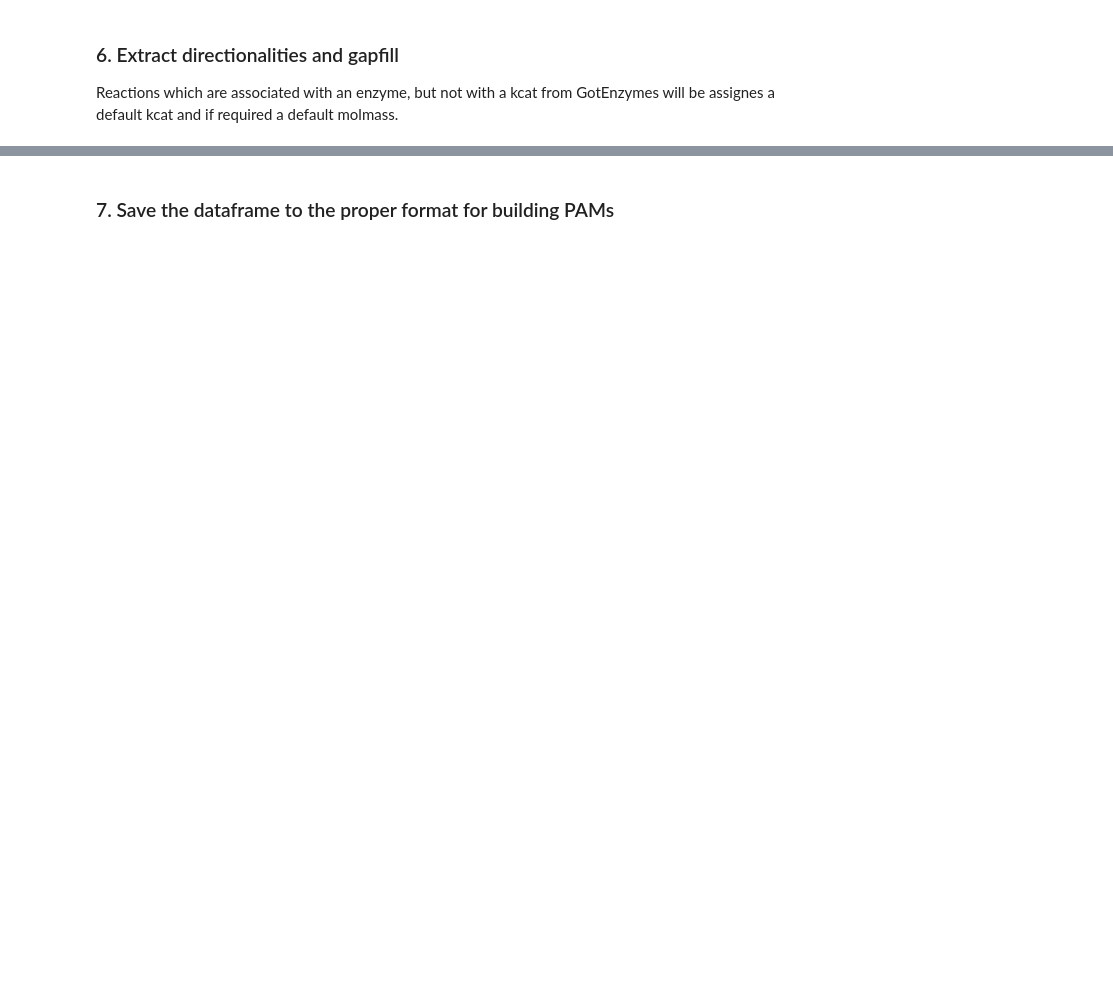
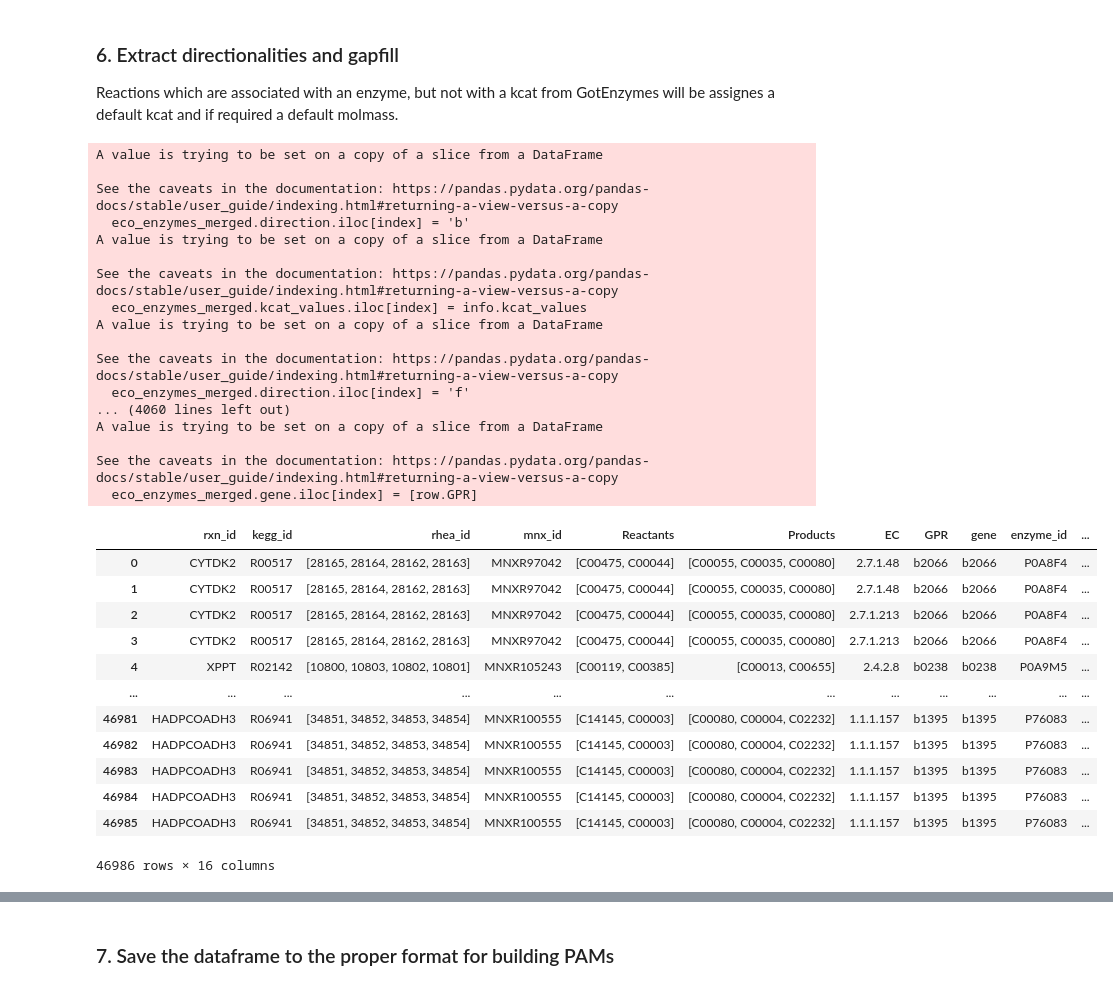
Before and after one commit to iAMB-RWTH-Aachen/PAMparametrizer, a Jupyter notebook: Scripts/i1_preprocessing/0_parse_kcat_values_GotEnzymes.ipynb, the cells around one changed output, grey strips where cells are left out. Drawn from its saved outputs; the diff is of its cells as text; code cells hidden in the pictures; blank space fills up the shorter version.

```diff
--- a/Scripts/i1_preprocessing/0_parse_kcat_values_GotEnzymes.ipynb
+++ b/Scripts/i1_preprocessing/0_parse_kcat_values_GotEnzymes.ipynb
@@ -273,30 +296,65 @@ for index, row in eco_enzymes_merged.iterrows():
             continue
     #there is no kcat associated to this reaction, try to use EC number to get a kcat value
     else:
         got_enzyme_info = eco_enzymes_df[eco_enzymes_df['ec_number']==row.EC]
         for i, info in got_enzyme_info.iterrows():
             #is there any enzyme association if we look at the metabolites in the reaction and the EC number?
             if info.compound in row.Products:
                 direction = 'b'
             elif info.compound in row.Reactants:
                 direction = 'f'
             else:
                 continue
             #change the kcat if it is not there already or create a new enzyme association
             if np.isnan(row.kcat_values):
                 eco_enzymes_merged.direction.iloc[index] = 'b'
                 eco_enzymes_merged.kcat_values.iloc[index] = info.kcat_values
             else:
                 eco_enzymes_merged.loc[len(eco_enzymes_merged)] = row.to_list()[:-2]+[info.kcat_values, 'b']
         #add default information for unmappable proteins
         if np.isnan(row.kcat_values) & (isinstance(row.enzyme_id, str)) & (row.GPR!= 's0001'):
             eco_enzymes_merged.direction.iloc[index] = 'f'
             eco_enzymes_merged.kcat_values.iloc[index] = DEFAULT_KCAT
         if np.isnan(row.Mass) & (len(row.GPR)>2) & (row.GPR!= 's0001'):
             eco_enzymes_merged.Mass.iloc[index] = DEFAULT_PROT_MW
+        if isinstance(row.gene, float):
+            eco_enzymes_merged.gene.iloc[index] = f'gene_{row.enzyme_id}'
+            eco_enzymes_merged.GPR.iloc[index] = f'gene_{row.enzyme_id}'
+
         if row.GPR == 's0001':
             eco_enzymes_merged.gene.iloc[index] = [row.GPR]
 
 
 eco_enzymes_mapped = eco_enzymes_merged.drop(['ec_number', 'compound'], axis=1).rename({'Mass':'molMass'}, axis =1)
 eco_enzymes_mapped
+# %% [output]
+A value is trying to be set on a copy of a slice from a DataFrame
+
+See the caveats in the documentation: https://pandas.pydata.org/pandas-docs/stable/user_guide/indexing.html#returning-a-view-versus-a-copy
+  eco_enzymes_merged.direction.iloc[index] = 'b'
+A value is trying to be set on a copy of a slice from a DataFrame
+
+See the caveats in the documentation: https://pandas.pydata.org/pandas-docs/stable/user_guide/indexing.html#returning-a-view-versus-a-copy
+  eco_enzymes_merged.kcat_values.iloc[index] = info.kcat_values
+A value is trying to be set on a copy of a slice from a DataFrame
+
+See the caveats in the documentation: https://pandas.pydata.org/pandas-docs/stable/user_guide/indexing.html#returning-a-view-versus-a-copy
+  eco_enzymes_merged.direction.iloc[index] = 'f'
+... (4060 lines left out)
+A value is trying to be set on a copy of a slice from a DataFrame
+
+See the caveats in the documentation: https://pandas.pydata.org/pandas-docs/stable/user_guide/indexing.html#returning-a-view-versus-a-copy
+  eco_enzymes_merged.gene.iloc[index] = [row.GPR]
+|  | rxn_id | kegg_id | rhea_id | mnx_id | Reactants | Products | EC | GPR | gene | enzyme_id | ... |
+| 0 | CYTDK2 | R00517 | [28165, 28164, 28162, 28163] | MNXR97042 | [C00475, C00044] | [C00055, C00035, C00080] | 2.7.1.48 | b2066 | b2066 | P0A8F4 | ... |
+| 1 | CYTDK2 | R00517 | [28165, 28164, 28162, 28163] | MNXR97042 | [C00475, C00044] | [C00055, C00035, C00080] | 2.7.1.48 | b2066 | b2066 | P0A8F4 | ... |
+| 2 | CYTDK2 | R00517 | [28165, 28164, 28162, 28163] | MNXR97042 | [C00475, C00044] | [C00055, C00035, C00080] | 2.7.1.213 | b2066 | b2066 | P0A8F4 | ... |
+| 3 | CYTDK2 | R00517 | [28165, 28164, 28162, 28163] | MNXR97042 | [C00475, C00044] | [C00055, C00035, C00080] | 2.7.1.213 | b2066 | b2066 | P0A8F4 | ... |
+| 4 | XPPT | R02142 | [10800, 10803, 10802, 10801] | MNXR105243 | [C00119, C00385] | [C00013, C00655] | 2.4.2.8 | b0238 | b0238 | P0A9M5 | ... |
+| ... | ... | ... | ... | ... | ... | ... | ... | ... | ... | ... | ... |
+| 46981 | HADPCOADH3 | R06941 | [34851, 34852, 34853, 34854] | MNXR100555 | [C14145, C00003] | [C00080, C00004, C02232] | 1.1.1.157 | b1395 | b1395 | P76083 | ... |
+| 46982 | HADPCOADH3 | R06941 | [34851, 34852, 34853, 34854] | MNXR100555 | [C14145, C00003] | [C00080, C00004, C02232] | 1.1.1.157 | b1395 | b1395 | P76083 | ... |
+| 46983 | HADPCOADH3 | R06941 | [34851, 34852, 34853, 34854] | MNXR100555 | [C14145, C00003] | [C00080, C00004, C02232] | 1.1.1.157 | b1395 | b1395 | P76083 | ... |
+| 46984 | HADPCOADH3 | R06941 | [34851, 34852, 34853, 34854] | MNXR100555 | [C14145, C00003] | [C00080, C00004, C02232] | 1.1.1.157 | b1395 | b1395 | P76083 | ... |
+| 46985 | HADPCOADH3 | R06941 | [34851, 34852, 34853, 34854] | MNXR100555 | [C14145, C00003] | [C00080, C00004, C02232] | 1.1.1.157 | b1395 | b1395 | P76083 | ... |
+46986 rows × 16 columns
```
Also changed, not shown: parts of 7 cells of this notebook, 28 other files.
